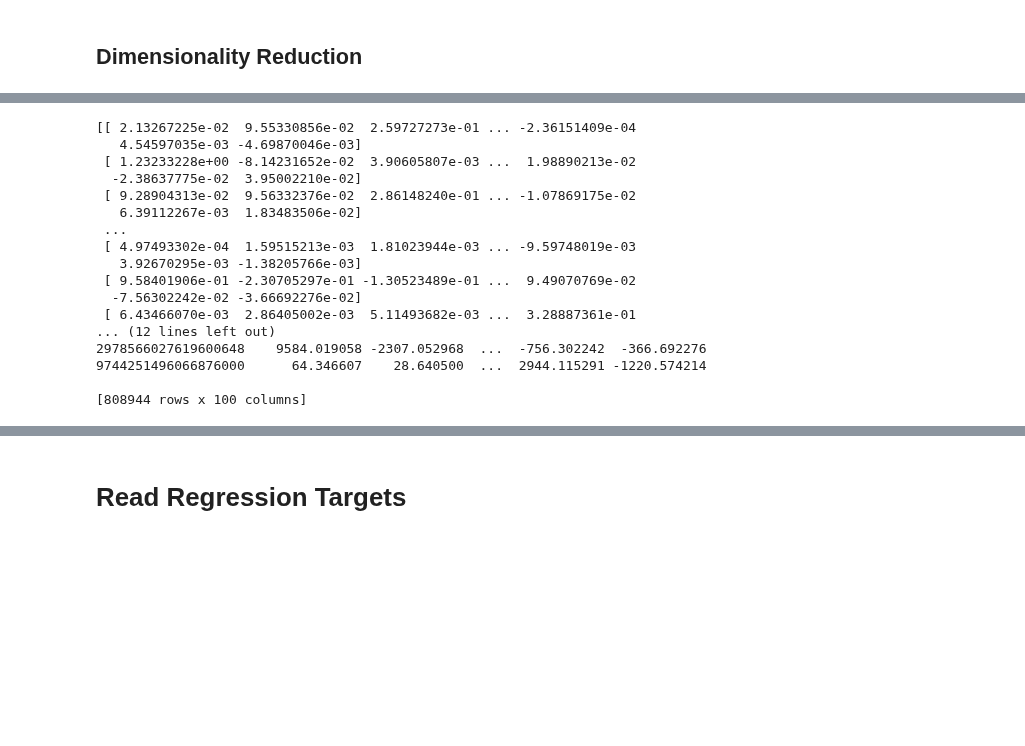
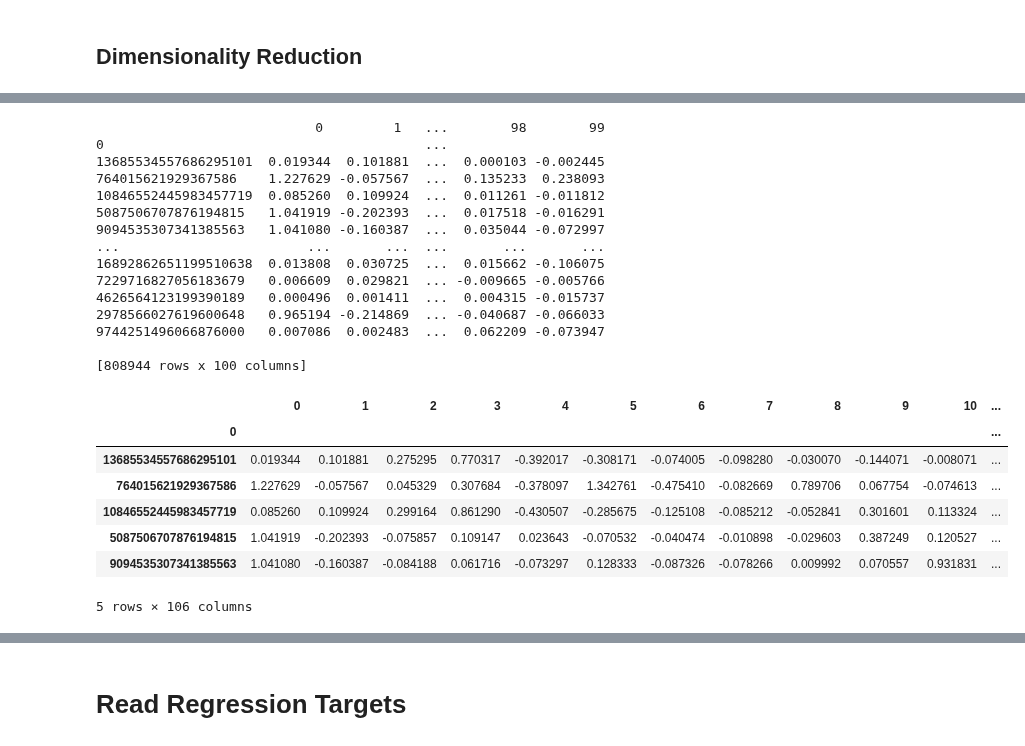
Before and after one commit to siddtheshah/vc_modeling, a Jupyter notebook: regressor_model.ipynb, the cells around one changed output, grey strips where cells are left out. Drawn from its saved outputs; the diff is of its cells as text; code cells hidden in the pictures; blank space fills up the shorter version.

```diff
--- a/regressor_model.ipynb
+++ b/regressor_model.ipynb
@@ -86,10 +89,10 @@ Name: 0, Length: 842699, dtype: Sparse[uint64, 0]
 # %%
 join_base = category_features_df.set_index(0)
 join1 = region_features_df.set_index(0)
-full_feature_join = join_base.join(join1, lsuffix='category_features', rsuffix='region_features')
-full_feature_join = full_feature_join.dropna()
+sparse_join = join_base.join(join1, lsuffix='category_features', rsuffix='region_features')
+sparse_join = sparse_join.dropna()
 # features = category_features_df
-print(full_feature_join)
+print(sparse_join)
 # %% [output]
                       1category_features  2category_features  ...  1030  1031
 0                                                             ...
@@ -110,10 +113,17 @@ print(full_feature_join)
 ## Dimensionality Reduction
 # %%
 svd = sklearn.decomposition.TruncatedSVD(n_components=100, n_iter=10)
-svd.fit(full_feature_join[:10000])
+# Can't fit more than 10k samples or SVD will crash.
+# If the samples are well distributed, this might be OK.
+svd.fit(sparse_join[:15000])
+
 print(svd.explained_variance_ratio_)
 print(svd.explained_variance_ratio_.sum())
 print(svd.singular_values_)
 
-reduced_features = svd.transform(full_feature_join)
+reduced_features = svd.transform(sparse_join)
+
+# lda = sklearn.decomposition.LatentDirichletAllocation(n_components=100,random_state=0, learning_method='online', total_samples=2e5)
+# lda.partial_fit(sparse_join)
+# reduced_features = lda.transform(sparse_join)
 # %% [output]
@@ -136,0 +165,9 @@ reduced_features = svd.transform(full_feature_join)
+# %%
+founder_features = pd.read_csv('/content/gdrive/My Drive/vc_modeling/feature_extraction/founder_features/organization_founders_features.csv')
+founder_features['hash'] = founder_features['org_uuid'].apply(cityhash.CityHash64)
+founder_features = founder_features.set_index(['hash'], drop=True).drop(['org_uuid'], axis=1)
+
+founder_features_only = founder_features.dropna()
+
+print(founder_features.index)
+print(np.count_nonzero(founder_features.index.isin(sparse_join.index)))
@@ -137,23 +186,31 @@ reduced_features = svd.transform(full_feature_join)
 # %%
-print(reduced_features)
-
-sparse_data = pd.DataFrame(data=reduced_features, index=full_feature_join.index, columns=range(np.shape(reduced_features)[1]))
+sparse_data = pd.DataFrame(data=reduced_features, index=sparse_join.index, columns=range(np.shape(reduced_features)[1]))
 print(sparse_data)
 # %% [output]
-[[ 2.13267225e-02  9.55330856e-02  2.59727273e-01 ... -2.36151409e-04
-   4.54597035e-03 -4.69870046e-03]
- [ 1.23233228e+00 -8.14231652e-02  3.90605807e-03 ...  1.98890213e-02
-  -2.38637775e-02  3.95002210e-02]
- [ 9.28904313e-02  9.56332376e-02  2.86148240e-01 ... -1.07869175e-02
-   6.39112267e-03  1.83483506e-02]
- ...
- [ 4.97493302e-04  1.59515213e-03  1.81023944e-03 ... -9.59748019e-03
-   3.92670295e-03 -1.38205766e-03]
- [ 9.58401906e-01 -2.30705297e-01 -1.30523489e-01 ...  9.49070769e-02
-  -7.56302242e-02 -3.66692276e-02]
- [ 6.43466070e-03  2.86405002e-03  5.11493682e-03 ...  3.28887361e-01
-... (12 lines left out)
-2978566027619600648    9584.019058 -2307.052968  ...  -756.302242  -366.692276
-9744251496066876000      64.346607    28.640500  ...  2944.115291 -1220.574214
+                            0         1   ...        98        99
+0                                         ...
+13685534557686295101  0.019344  0.101881  ...  0.000103 -0.002445
+764015621929367586    1.227629 -0.057567  ...  0.135233  0.238093
+10846552445983457719  0.085260  0.109924  ...  0.011261 -0.011812
+5087506707876194815   1.041919 -0.202393  ...  0.017518 -0.016291
+9094535307341385563   1.041080 -0.160387  ...  0.035044 -0.072997
+...                        ...       ...  ...       ...       ...
+16892862651199510638  0.013808  0.030725  ...  0.015662 -0.106075
+7229716827056183679   0.006609  0.029821  ... -0.009665 -0.005766
+4626564123199390189   0.000496  0.001411  ...  0.004315 -0.015737
+2978566027619600648   0.965194 -0.214869  ... -0.040687 -0.066033
+9744251496066876000   0.007086  0.002483  ...  0.062209 -0.073947
 
 [808944 rows x 100 columns]
+# %%
+all_features = sparse_data.join(founder_features, lsuffix='sparse', rsuffix='dense').fillna(0)
+all_features.head()
+# %% [output]
+|  | 0 | 1 | 2 | 3 | 4 | 5 | 6 | 7 | 8 | 9 | 10 | ... |
+| 0 |  |  |  |  |  |  |  |  |  |  |  | ... |
+| 13685534557686295101 | 0.019344 | 0.101881 | 0.275295 | 0.770317 | -0.392017 | -0.308171 | -0.074005 | -0.098280 | -0.030070 | -0.144071 | -0.008071 | ... |
+| 764015621929367586 | 1.227629 | -0.057567 | 0.045329 | 0.307684 | -0.378097 | 1.342761 | -0.475410 | -0.082669 | 0.789706 | 0.067754 | -0.074613 | ... |
+| 10846552445983457719 | 0.085260 | 0.109924 | 0.299164 | 0.861290 | -0.430507 | -0.285675 | -0.125108 | -0.085212 | -0.052841 | 0.301601 | 0.113324 | ... |
+| 5087506707876194815 | 1.041919 | -0.202393 | -0.075857 | 0.109147 | 0.023643 | -0.070532 | -0.040474 | -0.010898 | -0.029603 | 0.387249 | 0.120527 | ... |
+| 9094535307341385563 | 1.041080 | -0.160387 | -0.084188 | 0.061716 | -0.073297 | 0.128333 | -0.087326 | -0.078266 | 0.009992 | 0.070557 | 0.931831 | ... |
+5 rows × 106 columns
```
Also changed, not shown: parts of 23 cells of this notebook.
